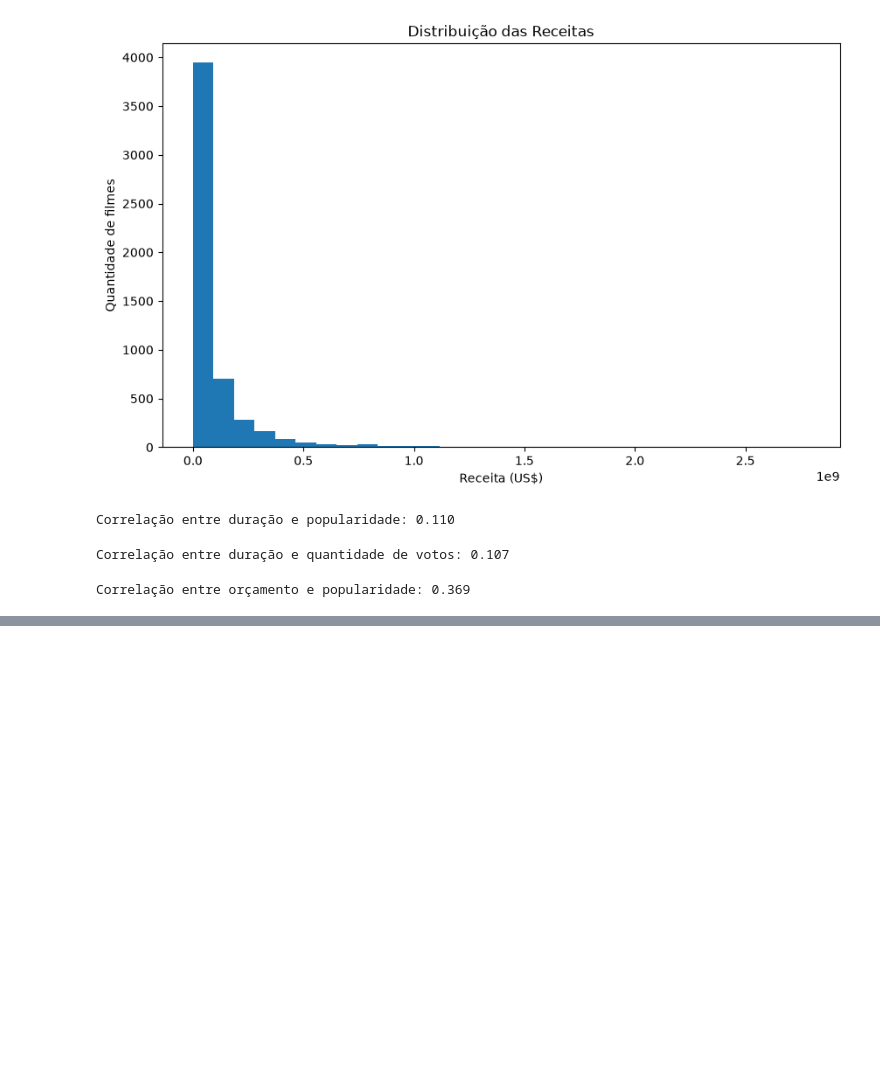
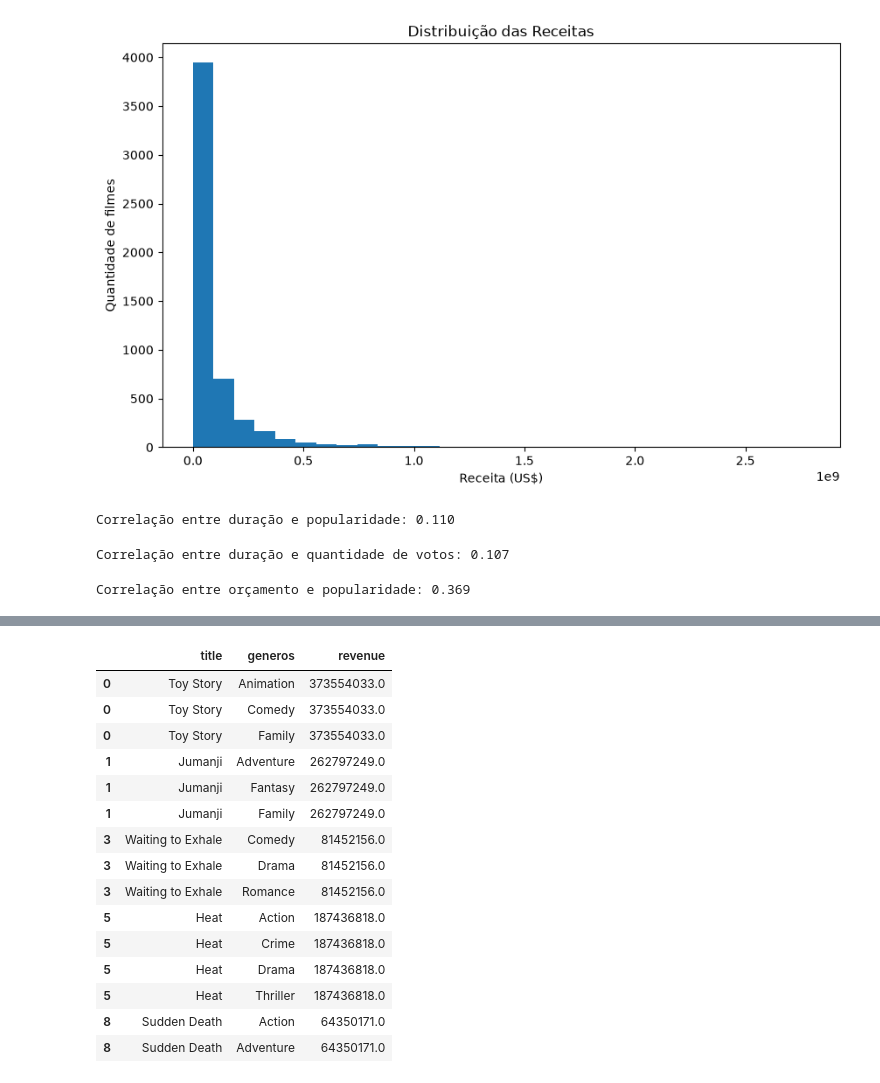
Before and after one commit to mtojald/AnaliseEXP-Dados, a Jupyter notebook: AnaliseEXP.ipynb, the cells around one changed output, grey strips where cells are left out. Drawn from its saved outputs; the diff is of its cells as text; code cells hidden in the pictures; blank space fills up the shorter version.

```diff
--- a/AnaliseEXP.ipynb
+++ b/AnaliseEXP.ipynb
@@ -527,0 +575,24 @@ Correlação entre orçamento e popularidade: 0.369
+# %%
+# Criando uma nova base onde cada gênero ocupa uma linha separada.
+# Isso permite agrupar os filmes por gênero posteriormente.
+
+df_generos = df_filmes_completos.explode('generos')
+
+df_generos[['title', 'generos', 'revenue']].head(15)
+# %% [output]
+|  | title | generos | revenue |
+| 0 | Toy Story | Animation | 373554033.0 |
+| 0 | Toy Story | Comedy | 373554033.0 |
+| 0 | Toy Story | Family | 373554033.0 |
+| 1 | Jumanji | Adventure | 262797249.0 |
+| 1 | Jumanji | Fantasy | 262797249.0 |
+| 1 | Jumanji | Family | 262797249.0 |
+| 3 | Waiting to Exhale | Comedy | 81452156.0 |
+| 3 | Waiting to Exhale | Drama | 81452156.0 |
+| 3 | Waiting to Exhale | Romance | 81452156.0 |
+| 5 | Heat | Action | 187436818.0 |
+| 5 | Heat | Crime | 187436818.0 |
+| 5 | Heat | Drama | 187436818.0 |
+| 5 | Heat | Thriller | 187436818.0 |
+| 8 | Sudden Death | Action | 64350171.0 |
+| 8 | Sudden Death | Adventure | 64350171.0 |
```
Also changed, not shown: parts of 8 cells of this notebook, 1 other file.
